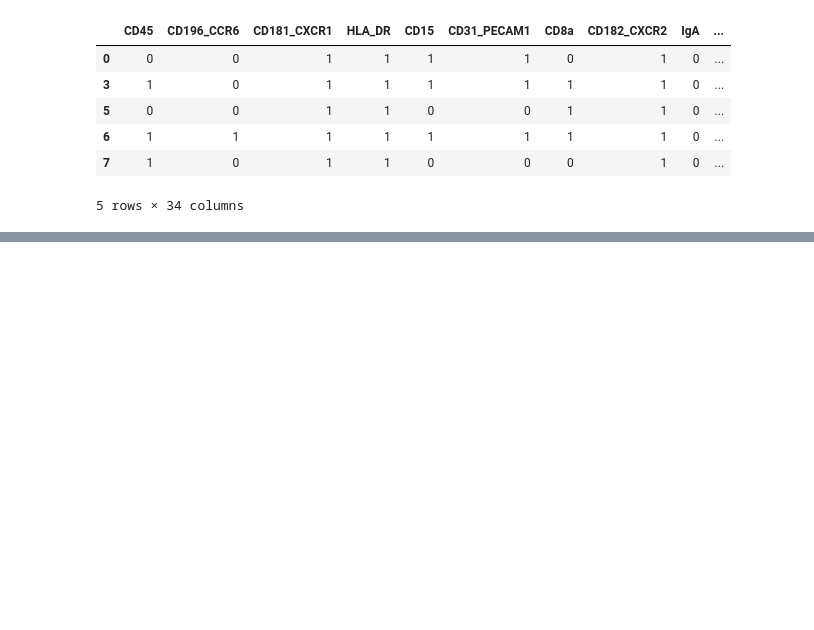
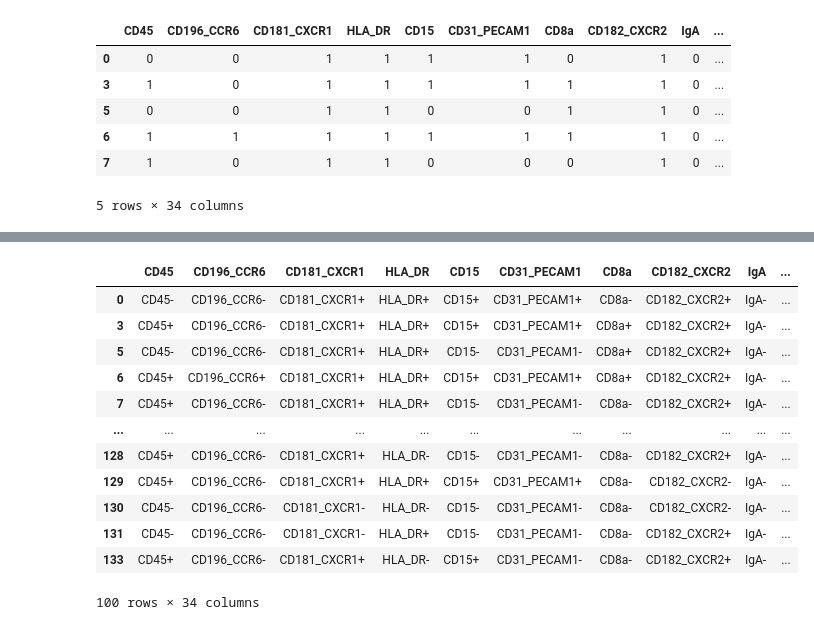
Before and after one commit to STRIDES-Codes/NL4Cell, a Jupyter notebook: NL4Cell_Encode.ipynb, the cells around one changed output, grey strips where cells are left out. Saved outputs shown, nothing was run; the diff lists cells and outputs as text; code cells hidden in the pictures; blank space fills up the shorter version.

```diff
--- a/NL4Cell_Encode.ipynb
+++ b/NL4Cell_Encode.ipynb
@@ -101,3 +109,14 @@ def write_vocabulary_file(fp, vocab_list, sort=False):
             output.write(word + "\n")
 # %%
 write_vocabulary_file("vocab.txt", vocabulary)
+# %%
+@lru_cache(maxsize=1024)
+def binary_to_text(value, protein_name):
+    return protein_name + "+" if value == 1 else protein_name + "-"
+
+def binary_table_to_text(df):
+    text_table = pd.DataFrame(0, index=df.index, columns=df.columns)
+    for col in df.columns:
+        bin2text_partial = partial(binary_to_text, protein_name=col)
+        text_table.loc[:, col] = df.loc[:, col].apply(bin2text_partial)
+    return text_table
@@ -103,0 +139,16 @@ write_vocabulary_file("vocab.txt", vocabulary)
+# %%
+binary_table_to_text(encoded_table)
+# %% [output]
+|  | CD45 | CD196_CCR6 | CD181_CXCR1 | HLA_DR | CD15 | CD31_PECAM1 | CD8a | CD182_CXCR2 | IgA | ... |
+| 0 | CD45- | CD196_CCR6- | CD181_CXCR1+ | HLA_DR+ | CD15+ | CD31_PECAM1+ | CD8a- | CD182_CXCR2+ | IgA- | ... |
+| 3 | CD45+ | CD196_CCR6- | CD181_CXCR1+ | HLA_DR+ | CD15+ | CD31_PECAM1+ | CD8a+ | CD182_CXCR2+ | IgA- | ... |
+| 5 | CD45- | CD196_CCR6- | CD181_CXCR1+ | HLA_DR+ | CD15- | CD31_PECAM1- | CD8a+ | CD182_CXCR2+ | IgA- | ... |
+| 6 | CD45+ | CD196_CCR6+ | CD181_CXCR1+ | HLA_DR+ | CD15+ | CD31_PECAM1+ | CD8a+ | CD182_CXCR2+ | IgA- | ... |
+| 7 | CD45+ | CD196_CCR6- | CD181_CXCR1+ | HLA_DR+ | CD15- | CD31_PECAM1- | CD8a- | CD182_CXCR2+ | IgA- | ... |
+| ... | ... | ... | ... | ... | ... | ... | ... | ... | ... | ... |
+| 128 | CD45+ | CD196_CCR6- | CD181_CXCR1+ | HLA_DR- | CD15- | CD31_PECAM1- | CD8a- | CD182_CXCR2+ | IgA- | ... |
+| 129 | CD45+ | CD196_CCR6- | CD181_CXCR1+ | HLA_DR+ | CD15+ | CD31_PECAM1+ | CD8a- | CD182_CXCR2- | IgA- | ... |
+| 130 | CD45- | CD196_CCR6- | CD181_CXCR1- | HLA_DR- | CD15- | CD31_PECAM1- | CD8a- | CD182_CXCR2- | IgA- | ... |
+| 131 | CD45- | CD196_CCR6- | CD181_CXCR1- | HLA_DR+ | CD15- | CD31_PECAM1- | CD8a- | CD182_CXCR2+ | IgA- | ... |
+| 133 | CD45+ | CD196_CCR6- | CD181_CXCR1+ | HLA_DR- | CD15+ | CD31_PECAM1- | CD8a- | CD182_CXCR2+ | IgA- | ... |
+100 rows × 34 columns
```
Also changed, not shown: parts of 3 cells of this notebook.
